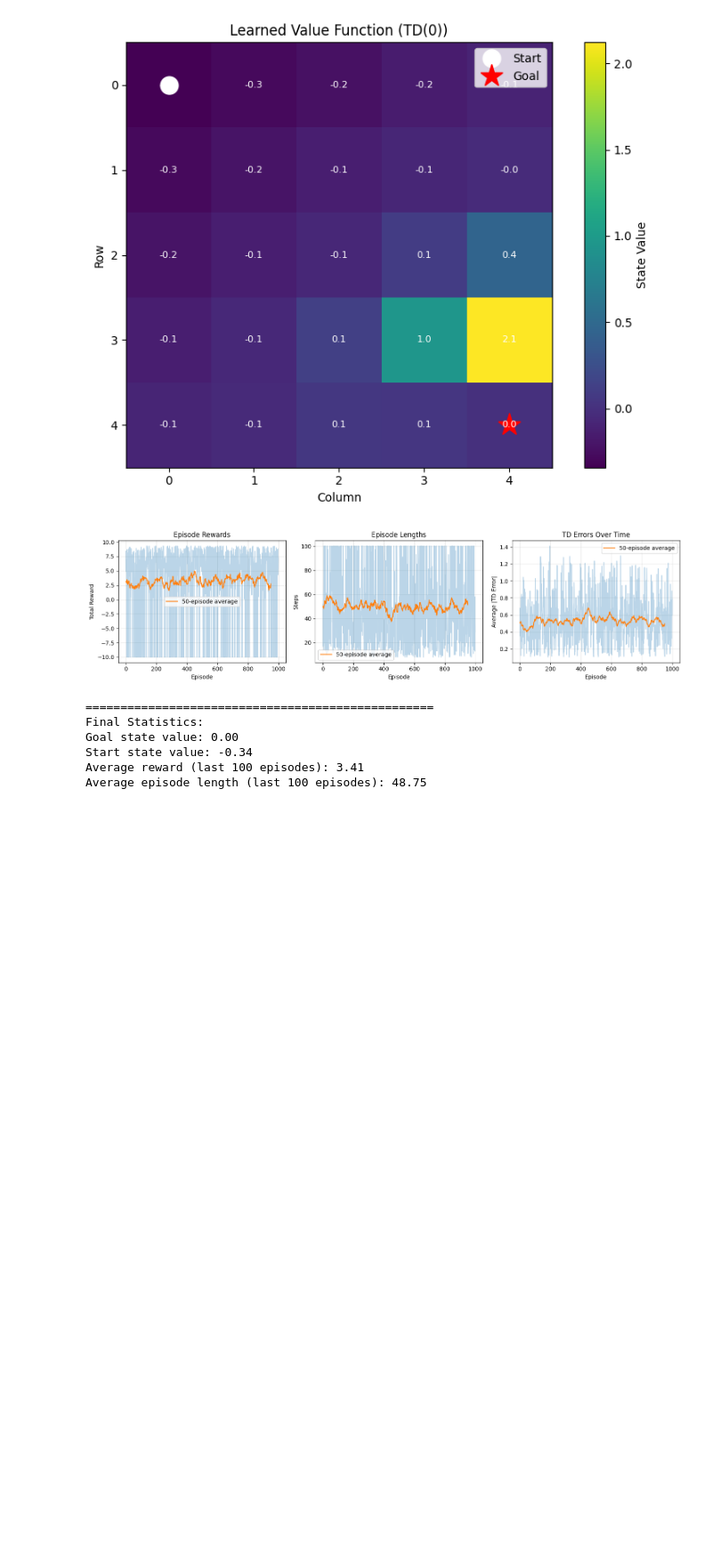
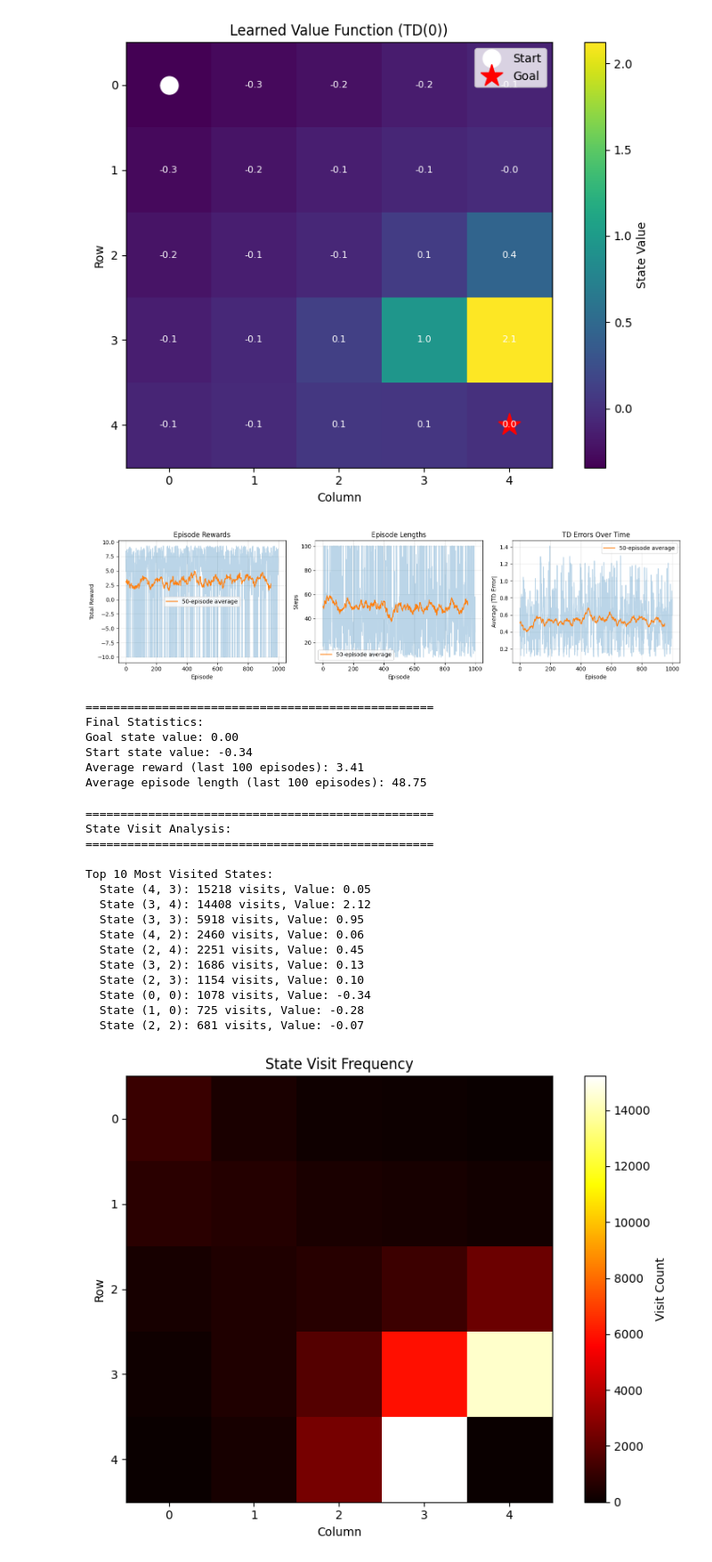
Before and after one commit to Abhijith-E/ReinforcementLearning, a Jupyter notebook: Lab7.ipynb, the cells around one changed output. Shown at 89% size. Drawn from its saved outputs; the diff is of its cells as text; code cells hidden in the pictures; blank space fills up the shorter version.

Commit message:
feat: add state visit frequency analysis
- Display top 10 most visited states
- Show visit counts with corresponding values
- Create heatmap of state visit distribution
- Identify exploration patterns

```diff
--- a/Lab7.ipynb
+++ b/Lab7.ipynb
@@ -343,3 +343,48 @@ Goal state value: 0.00
 Start state value: -0.34
 Average reward (last 100 episodes): 3.41
 Average episode length (last 100 episodes): 48.75
+# %%
+# Analyze which states were visited most frequently
+print("\n" + "=" * 50)
+print("State Visit Analysis:")
+print("=" * 50)
+
+# Get top 10 most visited states
+sorted_states = sorted(agent.visit_counts.items(),
+                       key=lambda x: x[1], reverse=True)[:10]
+
+print("\nTop 10 Most Visited States:")
+for state, count in sorted_states:
+    value = agent.get_value(state)
+    print(f"  State {state}: {count} visits, Value: {value:.2f}")
+
+# Visualize visit counts
+visit_grid = np.zeros((env.size, env.size))
+for (i, j), count in agent.visit_counts.items():
+    visit_grid[i, j] = count
+
+plt.figure(figsize=(8, 6))
+plt.imshow(visit_grid, cmap='hot', interpolation='nearest')
+plt.colorbar(label='Visit Count')
+plt.title('State Visit Frequency')
+plt.xlabel('Column')
+plt.ylabel('Row')
+plt.tight_layout()
+plt.show()
+# %% [output]
+==================================================
+State Visit Analysis:
+==================================================
+
+Top 10 Most Visited States:
+  State (4, 3): 15218 visits, Value: 0.05
+  State (3, 4): 14408 visits, Value: 2.12
+  State (3, 3): 5918 visits, Value: 0.95
+  State (4, 2): 2460 visits, Value: 0.06
+  State (2, 4): 2251 visits, Value: 0.45
+  State (3, 2): 1686 visits, Value: 0.13
+  State (2, 3): 1154 visits, Value: 0.10
+  State (0, 0): 1078 visits, Value: -0.34
+  State (1, 0): 725 visits, Value: -0.28
+  State (2, 2): 681 visits, Value: -0.07
+[figure, added]
```
